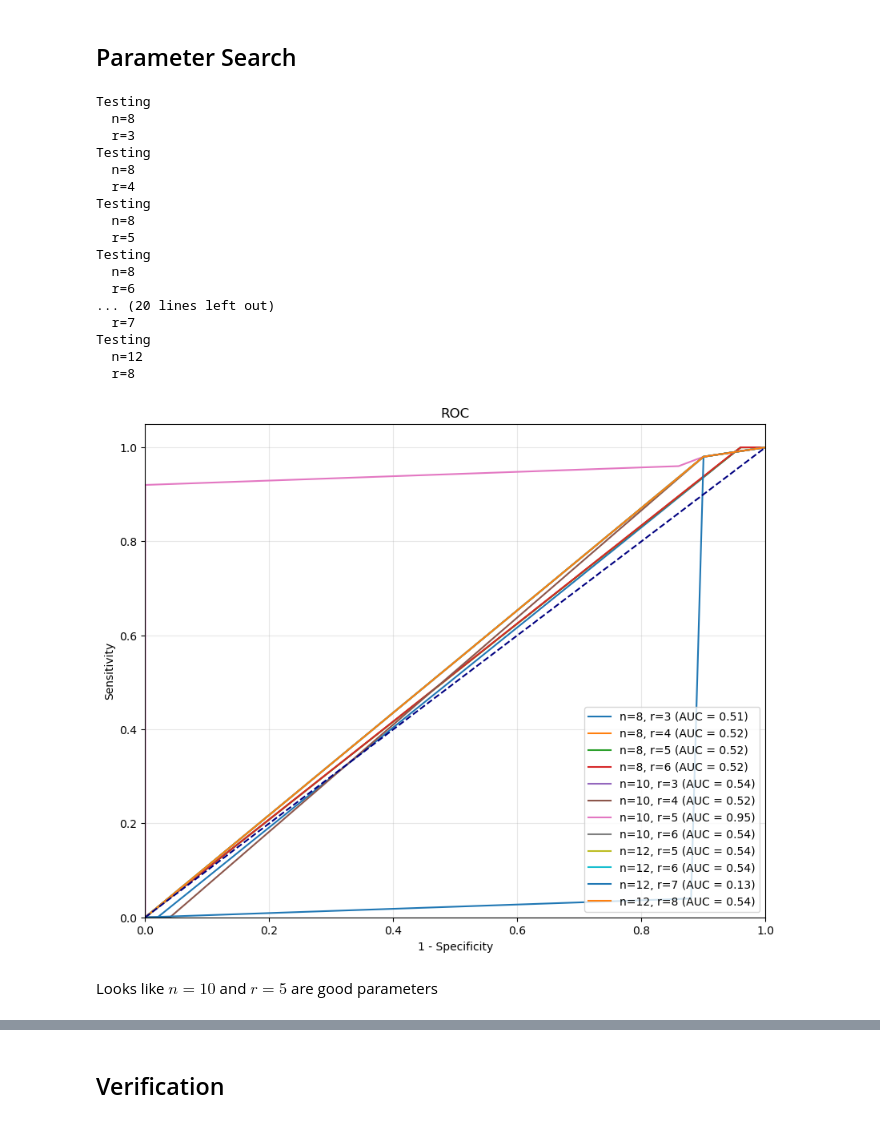
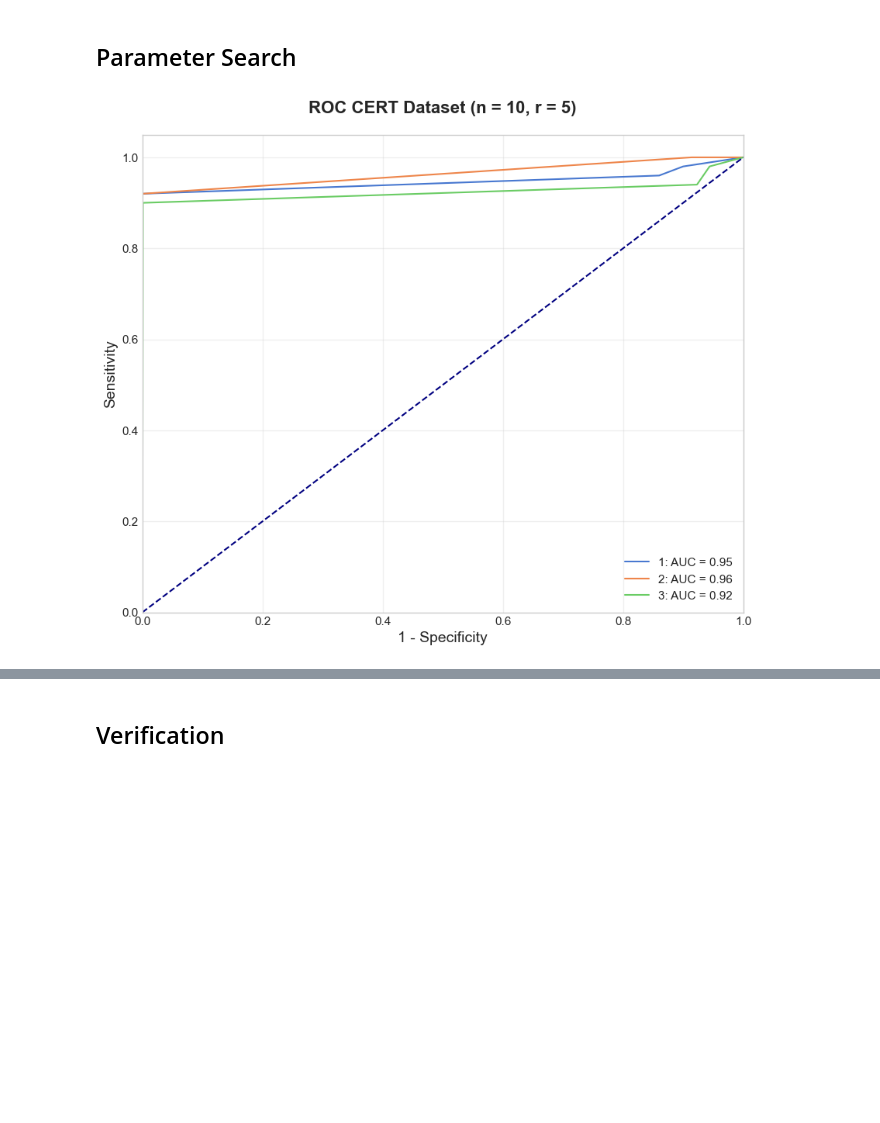
Before and after one commit to VictoriousGladiator/NaturalComputing, a Jupyter notebook: A2/negative-selection/part2.ipynb, the cells around one changed output, grey strips where cells are left out. Cells and saved outputs as stored; diff of their text form; code cells hidden in the pictures; blank space fills up the shorter version.

```diff
--- a/A2/negative-selection/part2.ipynb
+++ b/A2/negative-selection/part2.ipynb
@@ -3,6 +3,8 @@
 # %%
 import numpy as np
 import matplotlib.pyplot as plt
+import seaborn as sns
+sns.set_theme(style="whitegrid", palette="muted")
 # %%
 snd_cert = ["snd-cert/snd-cert.1.test", "snd-cert/snd-cert.2.test", "snd-cert/snd-cert.3.test"]
 snd_unm = ["snd-unm/snd-unm.1.test", "snd-unm/snd-unm.2.test", "snd-unm/snd-unm.3.test"]
@@ -139,51 +154,61 @@ parameters = [
 ]
 # %%
 with open("syscalls/snd-cert/snd-cert.1.labels", "r") as f:
-    y_true = [int(line.strip()) for line in f]
+    y_true_1 = [int(line.strip()) for line in f]
+with open("syscalls/snd-cert/snd-cert.2.labels", "r") as f:
+    y_true_2 = [int(line.strip()) for line in f]
+with open("syscalls/snd-cert/snd-cert.3.labels", "r") as f:
+    y_true_3 = [int(line.strip()) for line in f]
 # %%
 plt.figure(figsize=(10, 8))
 
-for n,r in parameters:
-    print(f"Testing\n  n={n}\n  r={r}")
-    y_scores = pipeline(
+n = 10
+r = 5
+y_scores_1 = pipeline(
         train="syscalls/snd-cert/snd-cert.train",
         alphabet="syscalls/snd-cert/snd-cert.alpha",
         test="syscalls/snd-cert/snd-cert.1.test",
         n=n,
         r=r
     )
 
-    x, y, _ = roc_curve(y_true, y_scores)
-    auc_score = auc(x, y)
-    plt.plot(x, y, label=f'n={n}, r={r} (AUC = {auc_score:.2f})')
+x, y, _ = roc_curve(y_true_1, y_scores_1)
+auc_score = auc(x, y)
+plt.plot(x, y, label=f'1: AUC = {auc_score:.2f}')
+
+y_scores_2 = pipeline(
+        train="syscalls/snd-cert/snd-cert.train",
+        alphabet="syscalls/snd-cert/snd-cert.alpha",
+        test="syscalls/snd-cert/snd-cert.2.test",
+        n=n,
+        r=r
+    )
+
+x, y, _ = roc_curve(y_true_2, y_scores_2)
+auc_score = auc(x, y)
+plt.plot(x, y, label=f'2: AUC = {auc_score:.2f}')
+
+y_scores_3 = pipeline(
+        train="syscalls/snd-cert/snd-cert.train",
+        alphabet="syscalls/snd-cert/snd-cert.alpha",
+        test="syscalls/snd-cert/snd-cert.3.test",
+        n=n,
+        r=r
+    )
+
+x, y, _ = roc_curve(y_true_3, y_scores_3)
+auc_score = auc(x, y)
+plt.plot(x, y, label=f'3: AUC = {auc_score:.2f}')
+
 
 plt.plot([0, 1], [0, 1], color='navy', linestyle='--')
 plt.xlim([0.0, 1.0])
 plt.ylim([0.0, 1.05])
-plt.xlabel('1 - Specificity')
-plt.ylabel('Sensitivity')
-plt.title('ROC')
+plt.xlabel('1 - Specificity', fontsize=14)
+plt.ylabel('Sensitivity', fontsize=14)
+plt.title(f'ROC CERT Dataset (n = {n}, r = {r})', fontsize=16, fontweight='bold', pad=20)
 plt.legend(loc="lower right")
 plt.grid(alpha=0.3)
 plt.show()
 # %% [output]
-Testing
-  n=8
-  r=3
-Testing
-  n=8
-  r=4
-Testing
-  n=8
-  r=5
-Testing
-  n=8
-  r=6
-... (20 lines left out)
-  r=7
-Testing
-  n=12
-  r=8
-[figure, old version]
+[figure, new version]
-# %% [markdown]
-Looks like $n=10$ and $r=5$ are good parameters
```
Also changed, not shown: parts of 8 cells of this notebook, 9 other files.
